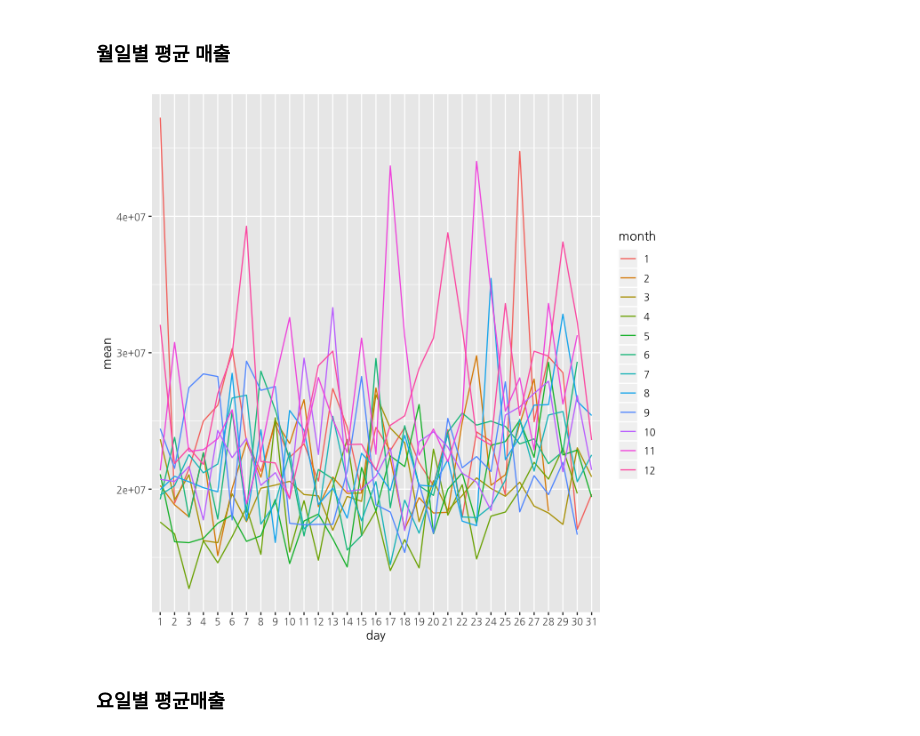
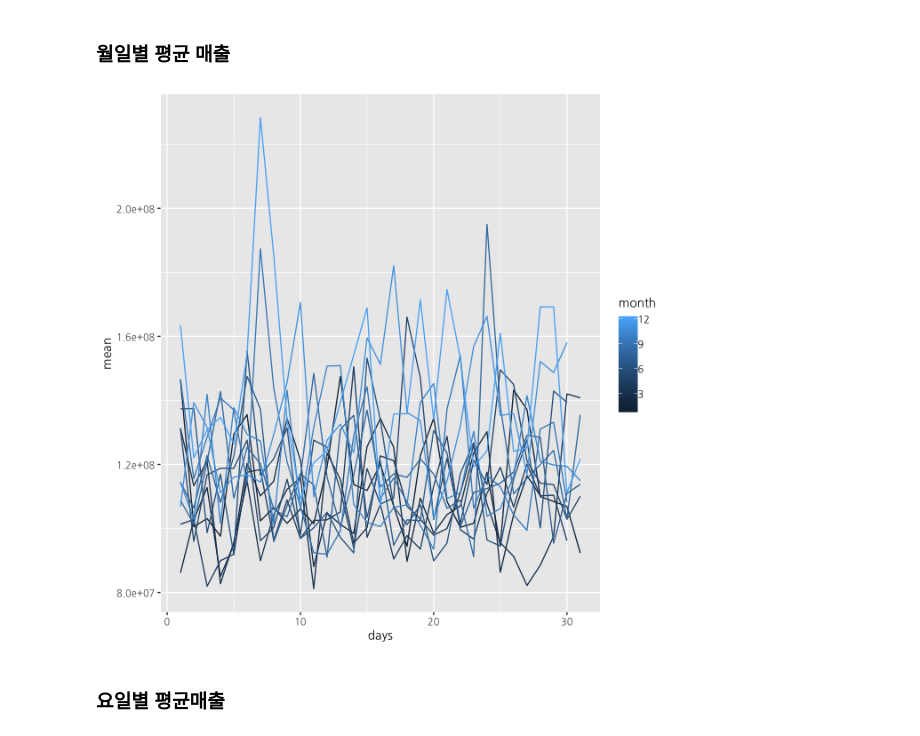
Before and after one commit to s-seo/bigcon_2020_mmmz, a Jupyter notebook: eda/eda_sm.ipynb, the cells around one changed output. Saved outputs shown, nothing was run; the diff lists cells and outputs as text; code cells hidden in the pictures.

```diff
--- a/eda/eda_sm.ipynb
+++ b/eda/eda_sm.ipynb
@@ -24,20 +28,24 @@ hshop.test <- read.xls("../data/00/202006schedule.xlsx", header = TRUE)
+# %%
+hshop.sales <- as.data.frame(hshop.sales)
+colnames(hshop.sales)[1]  <- "index"
+hshop.sales$index <- hshop.sales$index + 1
 # %%
 
-# define column data type
-hshop.sales$방송일시 <- as.POSIXct(hshop.sales$방송일시)
-hshop.sales$month <- as.factor(month(hshop.sales$방송일시))
-hshop.sales$day <- as.factor(day(hshop.sales$방송일시))
-hshop.sales$hour <- as.factor(hour(hshop.sales$방송일시))
-hshop.sales$weekday <- factor(weekdays(hshop.sales$방송일시), levels = c("Monday","Tuesday","Wednesday","Thursday","Friday","Saturday","Sunday"))
-hshop.sales$sales <- as.numeric(gsub(",", "", hshop.sales$취급액))
-hshop.sales$판매단가 <- as.numeric(gsub(",", "", hshop.sales$판매단가))
-hshop.sales$volume <- as.numeric(hshop.sales$sales)/as.numeric(hshop.sales$판매단가)
+# # define column data type
+# hshop.sales$방송일시 <- as.POSIXct(hshop.sales$방송일시)
+# hshop.sales$month <- as.factor(month(hshop.sales$방송일시))
+# hshop.sales$day <- as.factor(day(hshop.sales$방송일시))
+# hshop.sales$hour <- as.factor(hour(hshop.sales$방송일시))
+# hshop.sales$weekday <- factor(weekdays(hshop.sales$방송일시), levels = c("Monday","Tuesday","Wednesday","Thursday","Friday","Saturday","Sunday"))
+# hshop.sales$sales <- as.numeric(gsub(",", "", hshop.sales$취급액))
+# hshop.sales$판매단가 <- as.numeric(gsub(",", "", hshop.sales$판매단가))
+# hshop.sales$volume <- as.numeric(hshop.sales$sales)/as.numeric(hshop.sales$판매단가)
 # %%
-# drop if sales == 50,000 or null
-dim(hshop.sales) #38309 original
-hshop.sales <- hshop.sales %>%
-  filter(!is.na(sales)) %>%
-  filter(sales != 50000) %>%
-  as.data.frame() #35379 #drop 3,000
+# # drop if sales == 50,000 or null
+# dim(hshop.sales) #38309 original
+# hshop.sales <- hshop.sales %>%
+#   filter(!is.na(sales)) %>%
+#   filter(sales != 50000) %>%
+#   as.data.frame() #35379 #drop 3,000
 # %% [output]
 [1] 38309    14
@@ -46,12 +65,12 @@ hshop.sales <- hshop.sales %>%
 # %%
 #monthly
 md.sales = hshop.sales %>%
-  group_by(month, day) %>%
-  summarize(mean = mean(sales, na.rm = TRUE))
-ggplot(md.sales, aes(x=day,y=mean,group=month))+
-  geom_line(aes(color = month))
+  group_by(months, days) %>%
+  summarize(mean = sum(취급액)/n_distinct(show_id))
+ggplot(md.sales, aes(x=days,y=mean,group=months))+
+  geom_line(aes(color = months))
 # %% [output]
-[figure, old version]
+[figure, new version]
 # %% [markdown]
 ### 요일별 평균매출
 # %%
```
Also changed, not shown: parts of 33 cells of this notebook, 3 other files.
